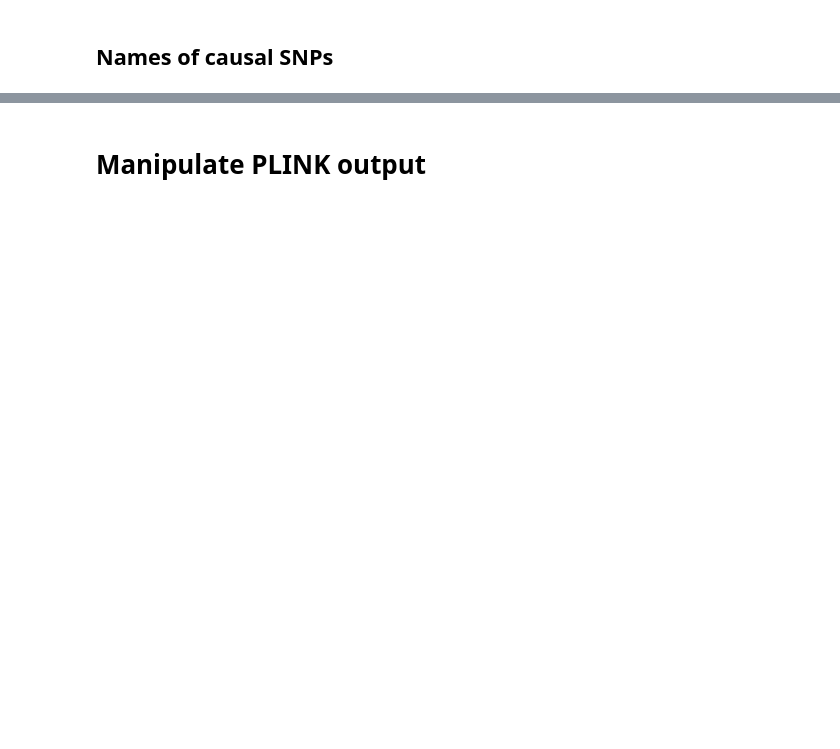
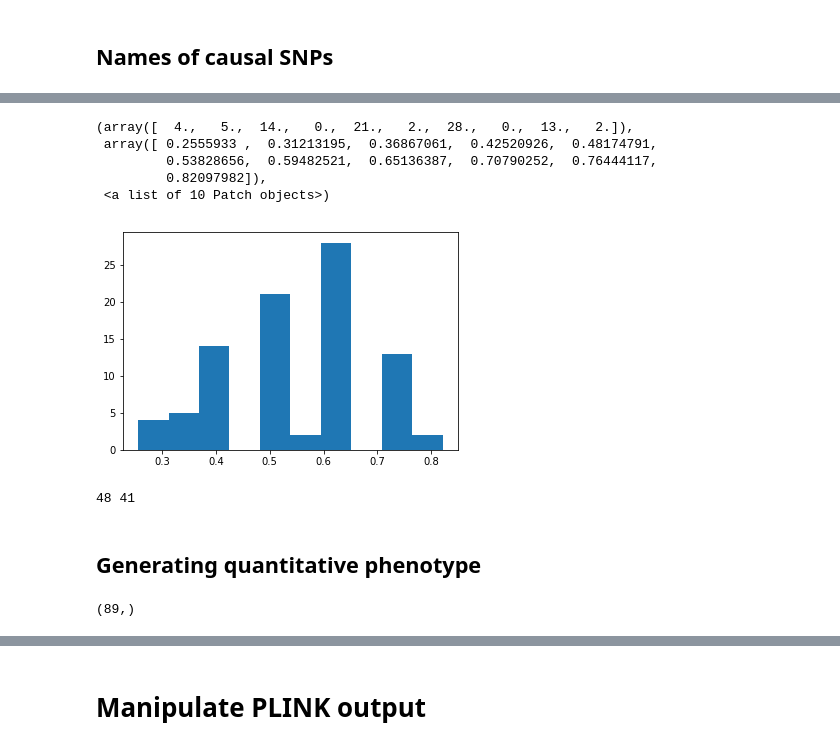
Before and after one commit to chagaz/practical-microbiomess-2017, a Jupyter notebook: Microbiome practical.ipynb, the cells around one changed output, grey strips where cells are left out. Drawn from its saved outputs; the diff is of its cells as text; code cells hidden in the pictures; blank space fills up the shorter version.

```diff
--- a/Microbiome practical.ipynb
+++ b/Microbiome practical.ipynb
@@ -43,6 +66,6 @@ print causal_X.shape
 # %%
-causal_X[:, 0] = causal_X[:, 0]*causal_X[:, 2]
+causal_X[:, 4] = causal_X[:, 4]*causal_X[:, 5]
 # %%
-causal_X = np.delete(causal_X, 2, 1)
+causal_X = np.delete(causal_X, 5, 1)
 print causal_X.shape
 # %% [output]
@@ -103,2 +74,0 @@ causal_SNPs = [860, 6265, 15795, 37194, 41090, 44131, 60263, 67221, 76820, 82386
-# %%
-causal_weights = [float(w) for w in ['0.497', '-0.138', '0.648', '1.523', '-0.234', '-0.234', '1.579', '0.767', '-0.469']]
@@ -130,0 +96,3 @@ print causal_SNPs_names
+# %%
+y = np.dot((-2*causal_X+3), causal_weights)+0.5
+print y.shape
@@ -130,0 +113,10 @@ print causal_SNPs_names
+# %%
+p = np.exp((y))/(np.exp((y))+1)
+hist(p)
+# %% [output]
+(array([  4.,   5.,  14.,   0.,  21.,   2.,  28.,   0.,  13.,   2.]),
+ array([ 0.2555933 ,  0.31213195,  0.36867061,  0.42520926,  0.48174791,
+         0.53828656,  0.59482521,  0.65136387,  0.70790252,  0.76444117,
+         0.82097982]),
+ <a list of 10 Patch objects>)
+[figure, added]
@@ -130,0 +125,7 @@ print causal_SNPs_names
+# %%
+phe = np.array(phe, dtype=int)
+print np.sum(phe), 89-np.sum(phe)
+# %% [output]
+48 41
+# %% [markdown]
+## Generating quantitative phenotype
@@ -130,0 +134,5 @@ print causal_SNPs_names
+# %%
+print phe.shape
+y_true = np.dot(causal_X, causal_weights)
+# %% [output]
+(89,)
```
Also changed, not shown: parts of 83 cells of this notebook, 1 other file.
